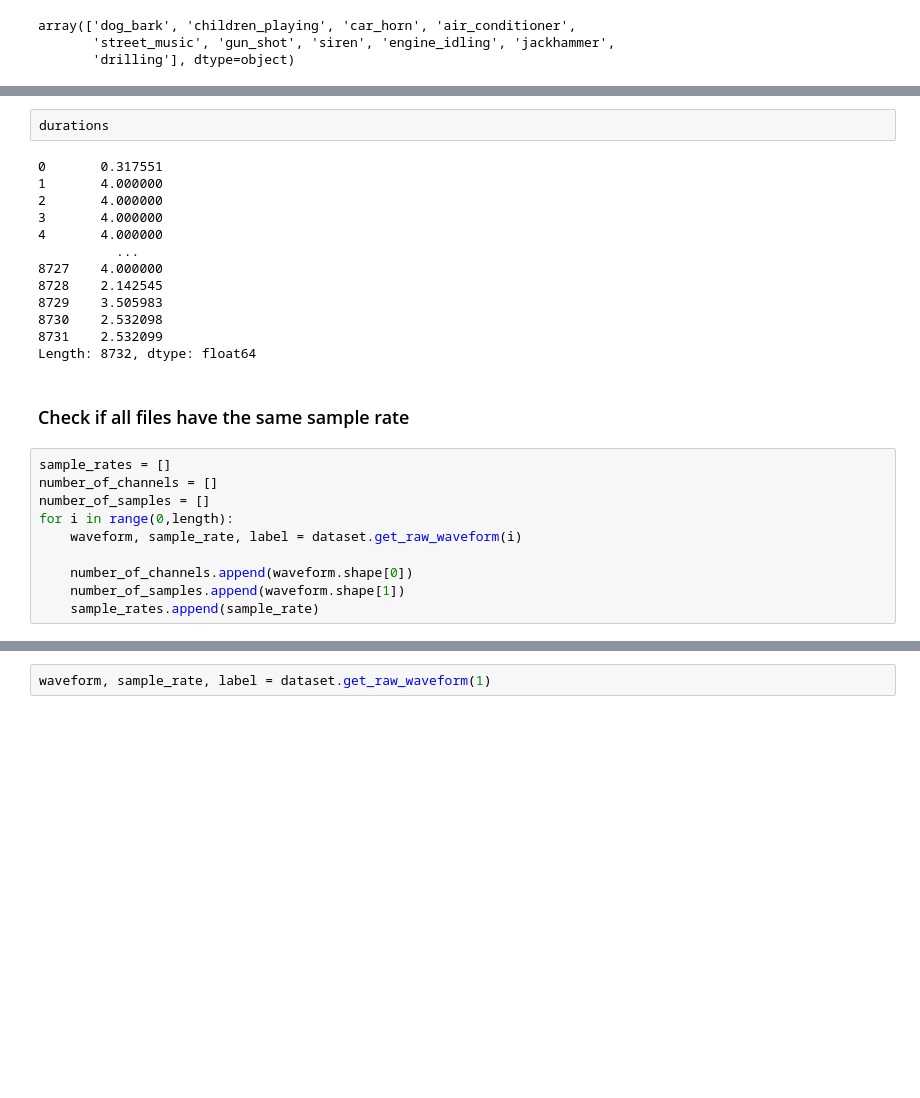
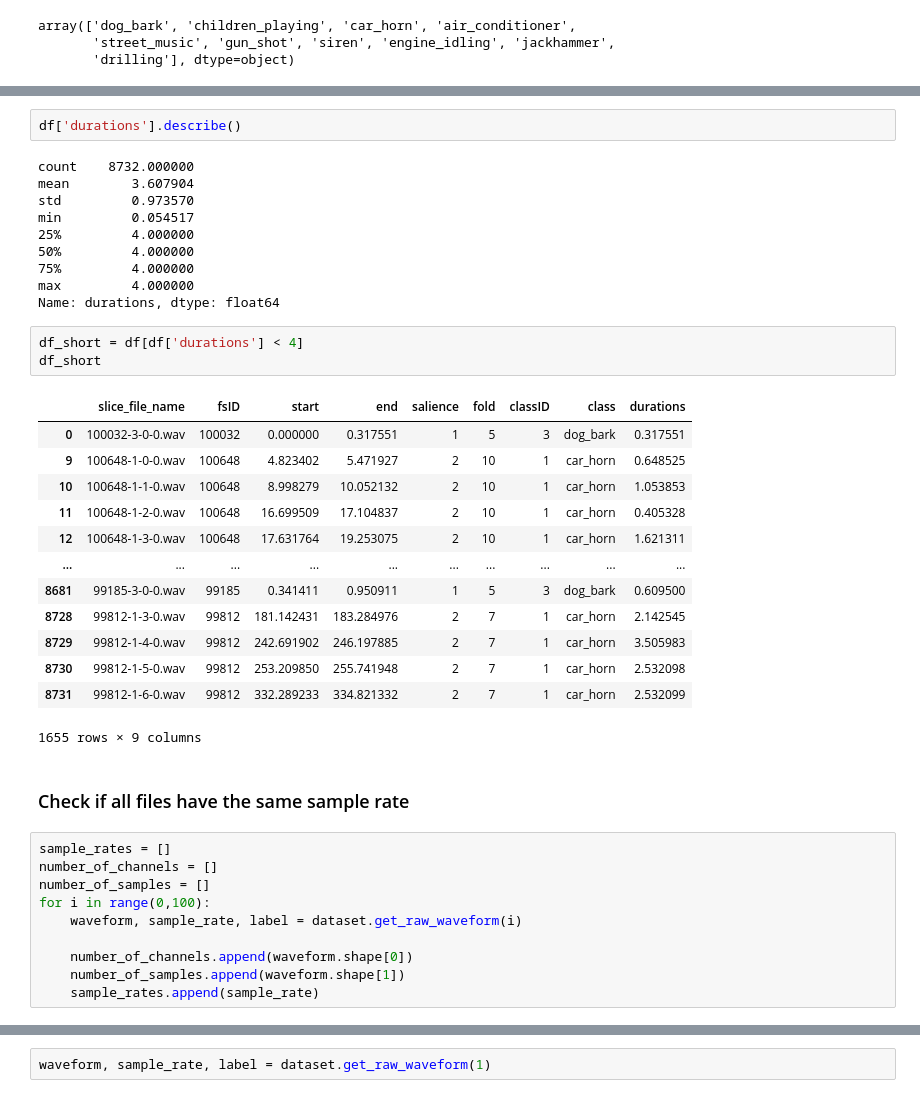
Before and after one commit to alextavern/musicAI, a Jupyter notebook: UrbanSound8K_Data_exploration+feature_extraction.ipynb, the cells around one changed output, grey strips where cells are left out. Saved outputs shown, nothing was run; the diff lists cells and outputs as text; blank space fills up the shorter version.

```diff
--- a/UrbanSound8K_Data_exploration+feature_extraction.ipynb
+++ b/UrbanSound8K_Data_exploration+feature_extraction.ipynb
@@ -79,27 +111,41 @@ plt.savefig("figures/durations.png", bbox_inches='tight')
 # %% [output]
 [figure]
 # %%
-durations
+df['durations'].describe()
 # %% [output]
-0       0.317551
-1       4.000000
-2       4.000000
-3       4.000000
-4       4.000000
-          ...
-8727    4.000000
-8728    2.142545
-8729    3.505983
-8730    2.532098
-8731    2.532099
-Length: 8732, dtype: float64
+count    8732.000000
+mean        3.607904
+std         0.973570
+min         0.054517
+25%         4.000000
+50%         4.000000
+75%         4.000000
+max         4.000000
+Name: durations, dtype: float64
+# %%
+df_short = df[df['durations'] < 4]
+df_short
+# %% [output]
+|  | slice_file_name | fsID | start | end | salience | fold | classID | class | durations |
+| 0 | 100032-3-0-0.wav | 100032 | 0.000000 | 0.317551 | 1 | 5 | 3 | dog_bark | 0.317551 |
+| 9 | 100648-1-0-0.wav | 100648 | 4.823402 | 5.471927 | 2 | 10 | 1 | car_horn | 0.648525 |
+| 10 | 100648-1-1-0.wav | 100648 | 8.998279 | 10.052132 | 2 | 10 | 1 | car_horn | 1.053853 |
+| 11 | 100648-1-2-0.wav | 100648 | 16.699509 | 17.104837 | 2 | 10 | 1 | car_horn | 0.405328 |
+| 12 | 100648-1-3-0.wav | 100648 | 17.631764 | 19.253075 | 2 | 10 | 1 | car_horn | 1.621311 |
+| ... | ... | ... | ... | ... | ... | ... | ... | ... | ... |
+| 8681 | 99185-3-0-0.wav | 99185 | 0.341411 | 0.950911 | 1 | 5 | 3 | dog_bark | 0.609500 |
+| 8728 | 99812-1-3-0.wav | 99812 | 181.142431 | 183.284976 | 2 | 7 | 1 | car_horn | 2.142545 |
+| 8729 | 99812-1-4-0.wav | 99812 | 242.691902 | 246.197885 | 2 | 7 | 1 | car_horn | 3.505983 |
+| 8730 | 99812-1-5-0.wav | 99812 | 253.209850 | 255.741948 | 2 | 7 | 1 | car_horn | 2.532098 |
+| 8731 | 99812-1-6-0.wav | 99812 | 332.289233 | 334.821332 | 2 | 7 | 1 | car_horn | 2.532099 |
+1655 rows × 9 columns
 # %% [markdown]
 ### Check if all files have the same sample rate
 # %%
 sample_rates = []
 number_of_channels = []
 number_of_samples = []
-for i in range(0,length):
+for i in range(0,100):
     waveform, sample_rate, label = dataset.get_raw_waveform(i)
 
     number_of_channels.append(waveform.shape[0])
```
Also changed, not shown: parts of 38 cells of this notebook, 3 other files.
